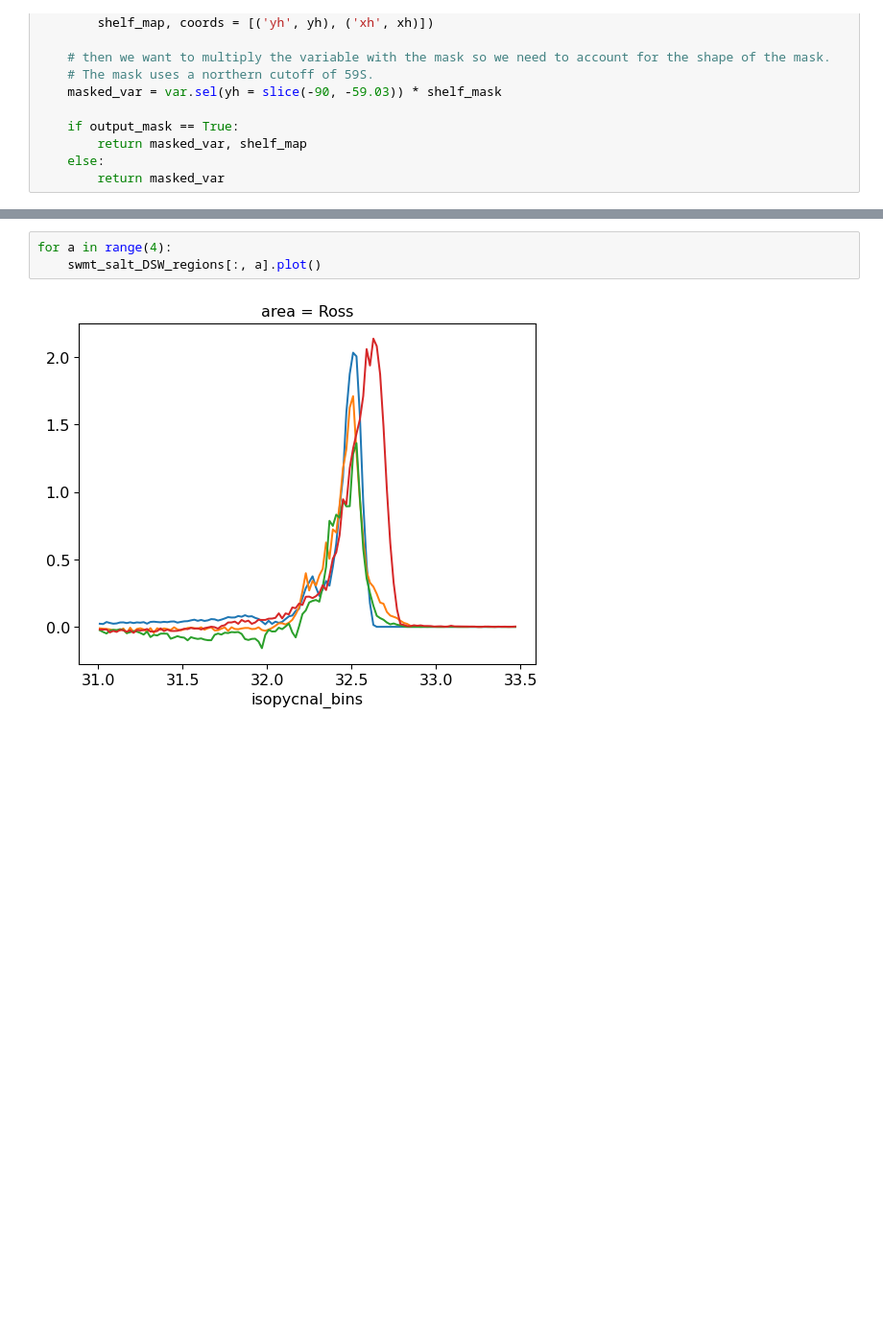
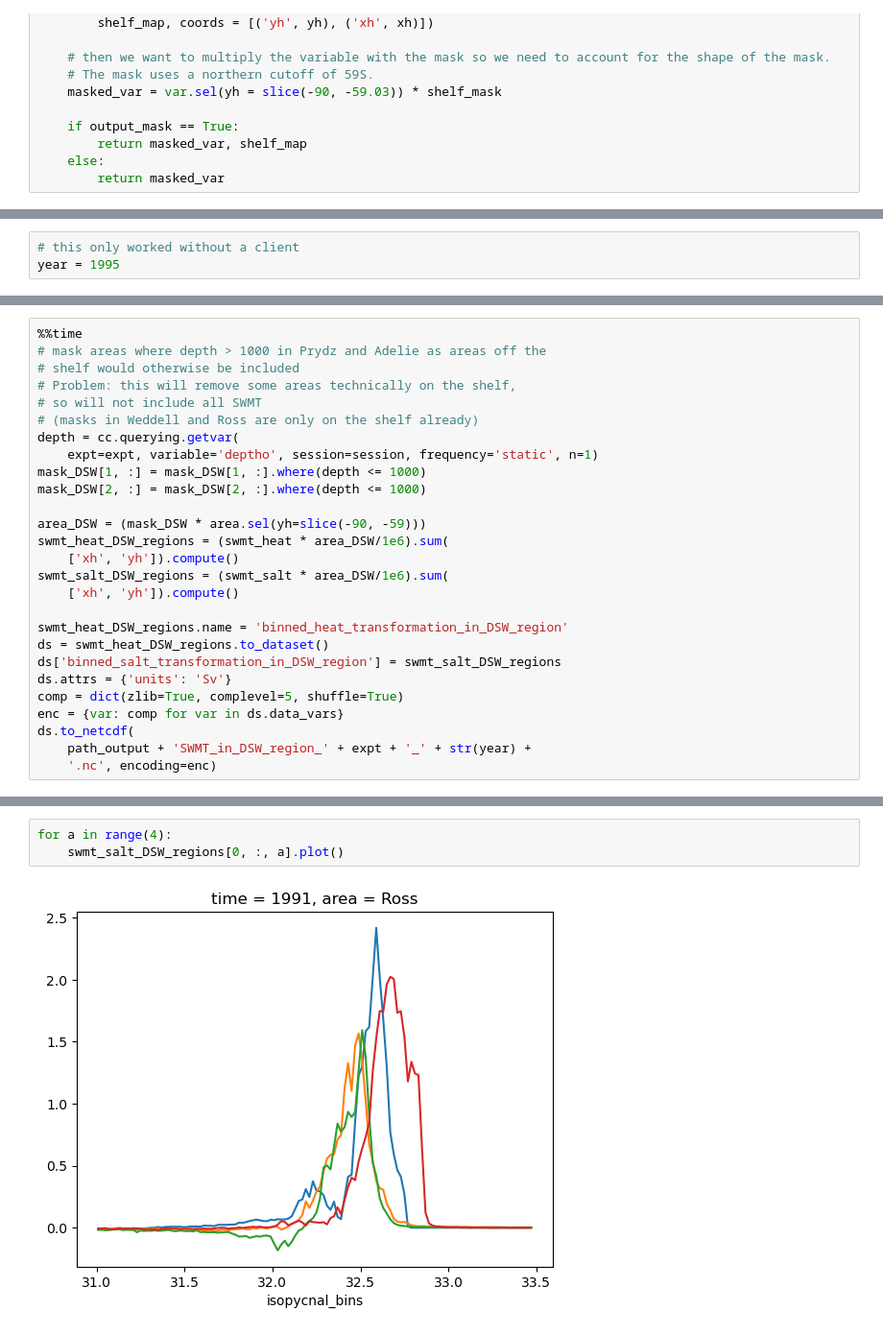
Before and after one commit to schmidt-christina/mom6_comparison, a Jupyter notebook: SWMT_calculation.ipynb, the cells around one changed output, grey strips where cells are left out. Shown: that part at 96% size. Cells and saved outputs as stored; diff of their text form; blank space fills up the shorter version.

```diff
--- a/SWMT_calculation.ipynb
+++ b/SWMT_calculation.ipynb
@@ -348,0 +375,3 @@ OSError: no files to open
+# %%
+# this only worked without a client
+year = 1995
@@ -348,0 +413,27 @@ OSError: no files to open
+# %%
+%%time
+# mask areas where depth > 1000 in Prydz and Adelie as areas off the
+# shelf would otherwise be included
+# Problem: this will remove some areas technically on the shelf,
+# so will not include all SWMT
+# (masks in Weddell and Ross are only on the shelf already)
+depth = cc.querying.getvar(
+    expt=expt, variable='deptho', session=session, frequency='static', n=1)
+mask_DSW[1, :] = mask_DSW[1, :].where(depth <= 1000)
+mask_DSW[2, :] = mask_DSW[2, :].where(depth <= 1000)
+
+area_DSW = (mask_DSW * area.sel(yh=slice(-90, -59)))
+swmt_heat_DSW_regions = (swmt_heat * area_DSW/1e6).sum(
+    ['xh', 'yh']).compute()
+swmt_salt_DSW_regions = (swmt_salt * area_DSW/1e6).sum(
+    ['xh', 'yh']).compute()
+
+swmt_heat_DSW_regions.name = 'binned_heat_transformation_in_DSW_region'
+ds = swmt_heat_DSW_regions.to_dataset()
+ds['binned_salt_transformation_in_DSW_region'] = swmt_salt_DSW_regions
+ds.attrs = {'units': 'Sv'}
+comp = dict(zlib=True, complevel=5, shuffle=True)
+enc = {var: comp for var in ds.data_vars}
+ds.to_netcdf(
+    path_output + 'SWMT_in_DSW_region_' + expt + '_' + str(year) +
+    '.nc', encoding=enc)
@@ -349,5 +443,5 @@ OSError: no files to open
 # %%
 for a in range(4):
-    swmt_salt_DSW_regions[:, a].plot()
+    swmt_salt_DSW_regions[0, :, a].plot()
 # %% [output]
-[figure, old version]
+[figure, new version]
```
Also changed, not shown: parts of 15 cells of this notebook.
